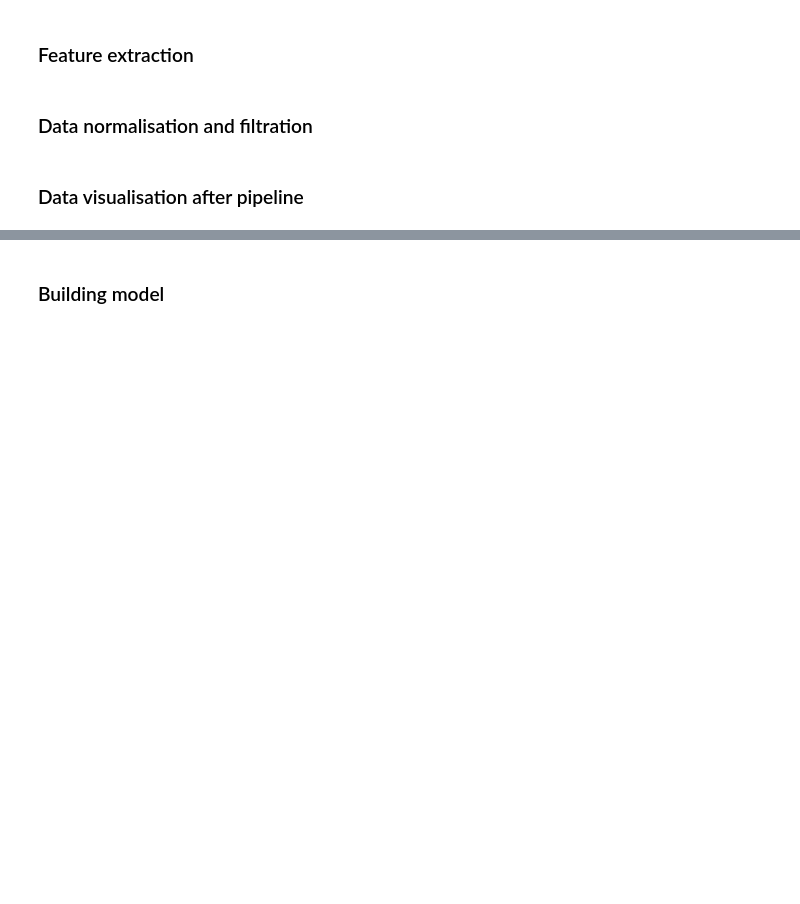
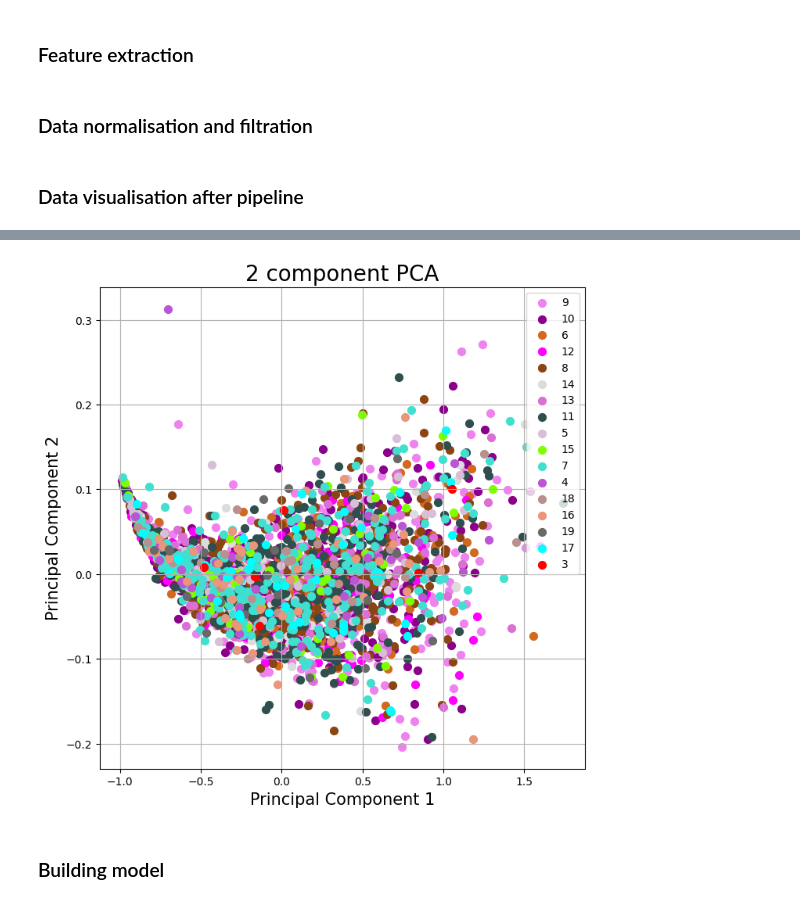
Before and after one commit to danorel/kma-ml-1, a Jupyter notebook: humanity.ipynb, the cells around one changed output, grey strips where cells are left out. Drawn from its saved outputs; the diff is of its cells as text; code cells hidden in the pictures; blank space fills up the shorter version.

```diff
--- a/humanity.ipynb
+++ b/humanity.ipynb
@@ -20,7 +20,8 @@ SUBMISSION_PATH = pl.Path(f"{DATASETS_DIR}/sample_submission.csv");
 ## Analysis control unit
 # %%
 USE_PAIRPLOTS = False
-USE_BARPLOTS = True
+USE_BARPLOTS = False
+USE_PCA = True
 # %%
 df = pd.read_csv(TRAIN_PATH)
 # %% [markdown]
@@ -142,2 +135,30 @@ if USE_BARPLOTS:
+# %%
+if USE_PCA:
+    from sklearn.decomposition import PCA
+    from matplotlib import colors
+    pca = PCA(n_components=2)
+    if USE_FEATURE_EXTRACTION:
+        pca_components_df = pca.fit_transform(df[['Volume', 'Weight']])
+    else:
+        pca_components_df = pca.fit_transform(df[['Length', 'Diameter', 'Height', 'weight_1', 'weight_2', 'weight_3', 'weight_4']])
+    pca_df = pd.DataFrame(data=pca_components_df, columns=['c-1', 'c-2'])
+    pca_df['target'] = df['target']
+    fig = plt.figure(figsize = (8,8))
+    ax = fig.add_subplot(1,1,1)
+    ax.set_xlabel('Principal Component 1', fontsize = 15)
+    ax.set_ylabel('Principal Component 2', fontsize = 15)
+    ax.set_title('2 component PCA', fontsize = 20)
+    targets = df['target'].unique()
+    colors = random.sample(list(colors.cnames.values()), len(targets))
+    for target, color in zip(targets, colors):
+        target_index = pca_df.loc[pca_df['target'] == target].index
+        ax.scatter(pca_df.iloc[target_index]['c-1'],
+                   pca_df.iloc[target_index]['c-2'],
+                   c = color,
+                   s = 50)
+    ax.legend(targets)
+    ax.grid()
+# %% [output]
+[figure, added]
 # %% [markdown]
 ### Building model
```
Also changed, not shown: parts of 12 cells of this notebook, 1 other file.
